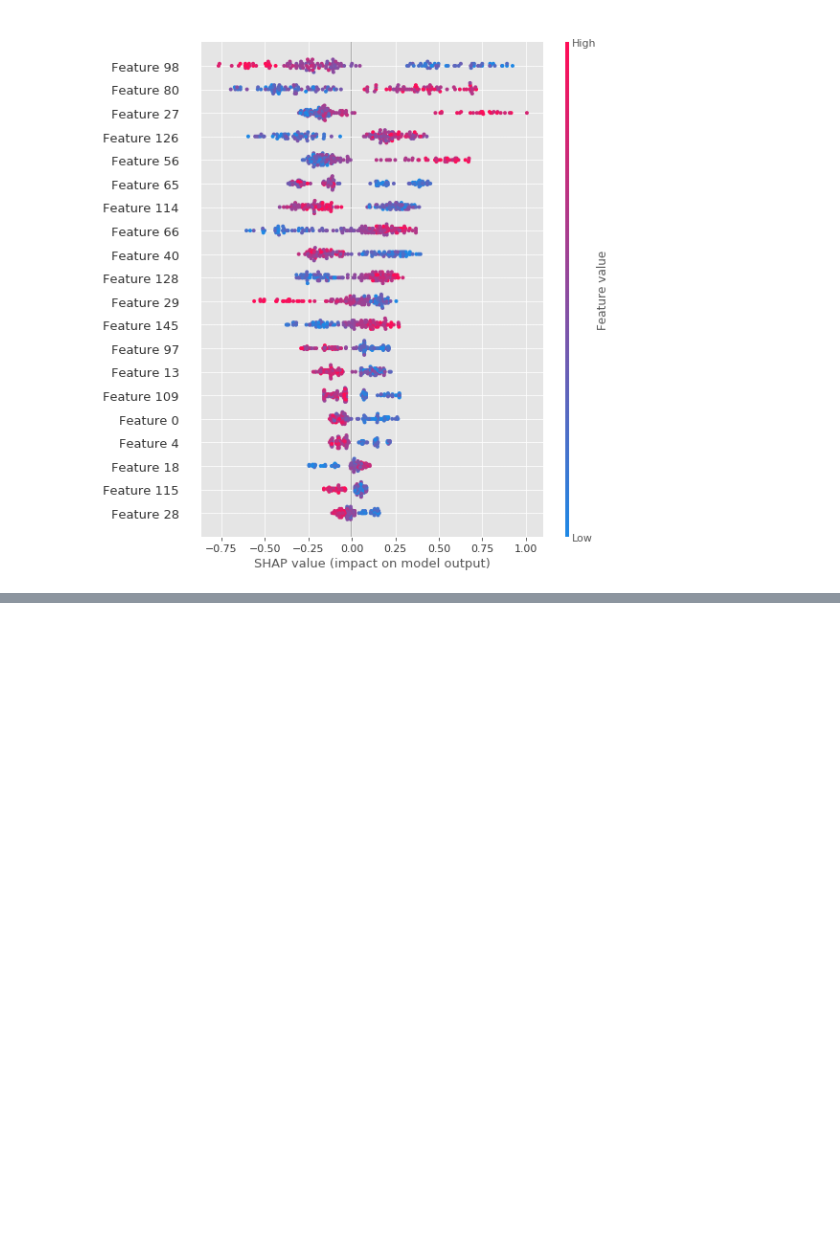
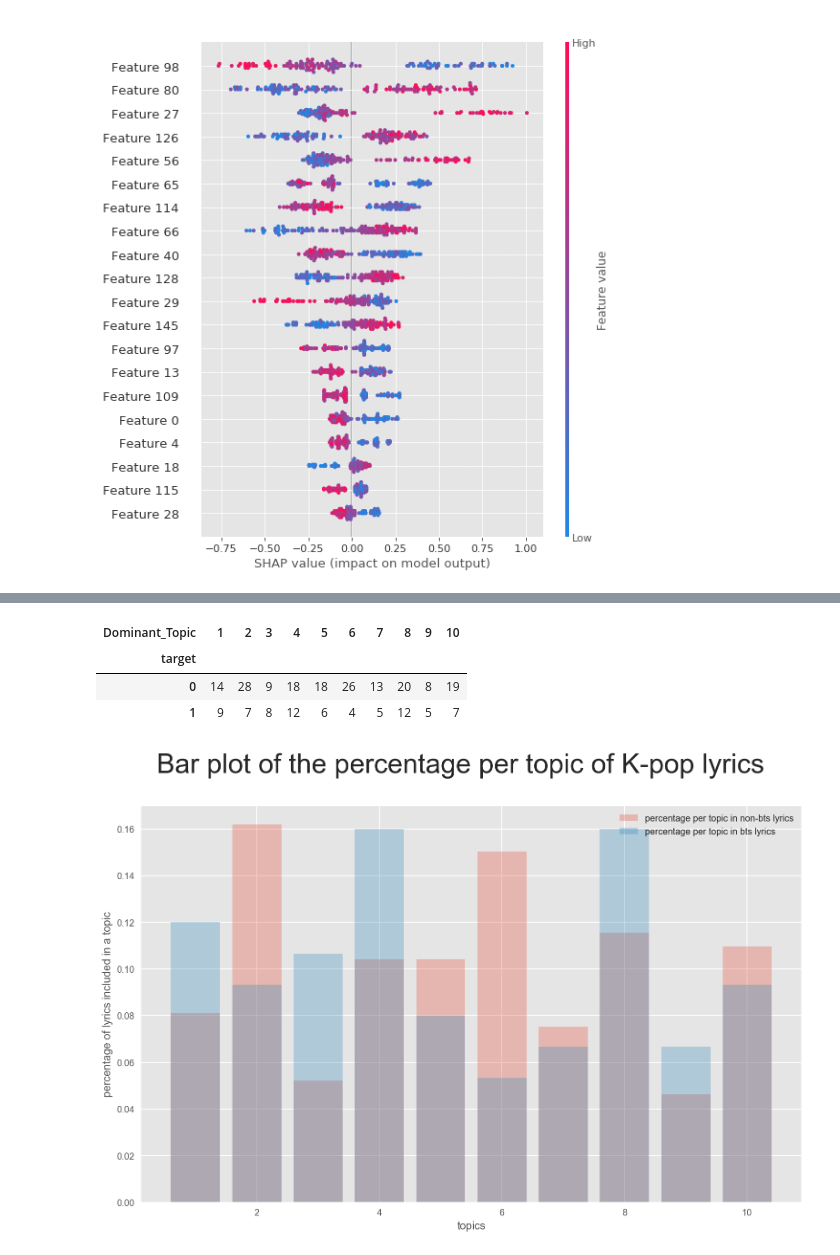
Before and after one commit to haebichan/kpopclassifier, a Jupyter notebook: KpopClassifier.ipynb, the cells around one changed output, grey strips where cells are left out. Cells and saved outputs as stored; diff of their text form; code cells hidden in the pictures; blank space fills up the shorter version.

```diff
--- a/KpopClassifier.ipynb
+++ b/KpopClassifier.ipynb
@@ -989,0 +731,32 @@ df.groupby('artist_name').agg({'neg':'mean', 'neu':'mean','pos':'mean','compound
+# %%
+# Merge the dataframes together to get our target for each lyrics. The target will be used to see if BTS lyrics are actually unique.
+
+df_topic_sents_keywords['name'] = df.name
+kpop_df = kpop_df.rename(columns = {'song_name_formatted':'name'})
+merged_df = pd.merge(kpop_df, df_topic_sents_keywords, on = 'name')
+
+merged_df['target'] = [1 if i == 'bts' else 0 for i in merged_df.artist_name]
+# %%
+merged_df = merged_df['Dominant_Topic Perc_Contribution Topic_Keywords name artist_name target'.split()]
+# %%
+merged_df = merged_df.drop_duplicates()
+# %%
+pd.crosstab(merged_df.target, merged_df.Dominant_Topic)
+# %% [output]
+| Dominant_Topic | 1 | 2 | 3 | 4 | 5 | 6 | 7 | 8 | 9 | 10 |
+| target |  |  |  |  |  |  |  |  |  |  |
+| 0 | 14 | 28 | 9 | 18 | 18 | 26 | 13 | 20 | 8 | 19 |
+| 1 | 9 | 7 | 8 | 12 | 6 | 4 | 5 | 12 | 5 | 7 |
+# %%
+non_bts_crosstab_normalized = pd.crosstab(merged_df.target, merged_df.Dominant_Topic).loc[0] / sum(pd.crosstab(merged_df.target, merged_df.Dominant_Topic).loc[0].values)
+bts_crosstab_normalized = pd.crosstab(merged_df.target, merged_df.Dominant_Topic).loc[1] / sum(pd.crosstab(merged_df.target, merged_df.Dominant_Topic).loc[1].values)
+# %%
+bar(non_bts_crosstab_normalized.index, non_bts_crosstab_normalized.values, alpha = 0.3, label = 'percentage per topic in non-bts lyrics');
+bar(bts_crosstab_normalized.index, bts_crosstab_normalized.values, alpha= 0.3, label = 'percentage per topic in bts lyrics');
+xlabel('topics')
+ylabel('percentage of lyrics included in a topic')
+legend()
+
+suptitle('Bar plot of the percentage per topic of K-pop lyrics', size = 30);
+# %% [output]
+[figure, added]
```
Also changed, not shown: parts of 103 cells of this notebook, 6 other files.
